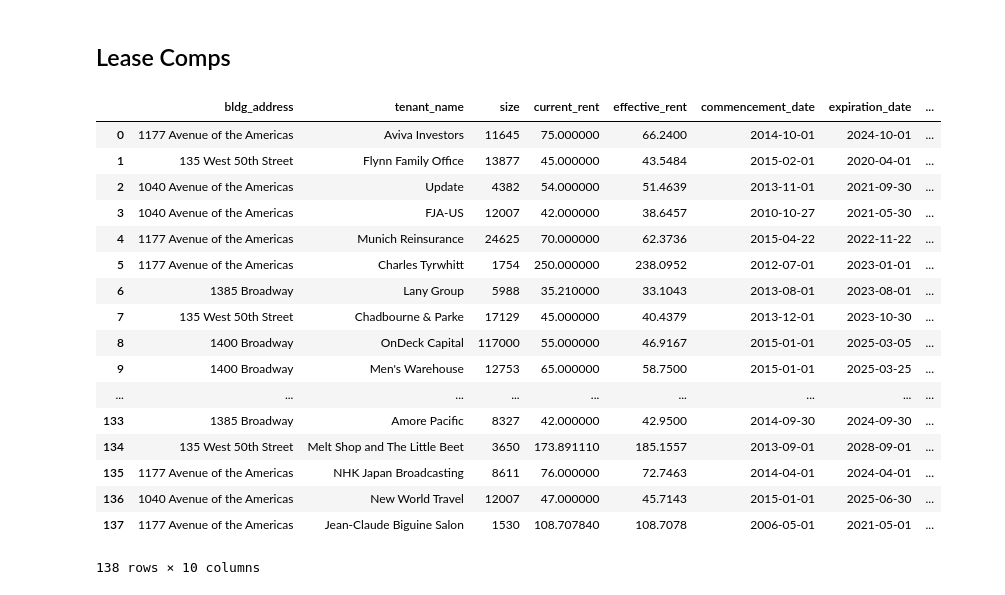
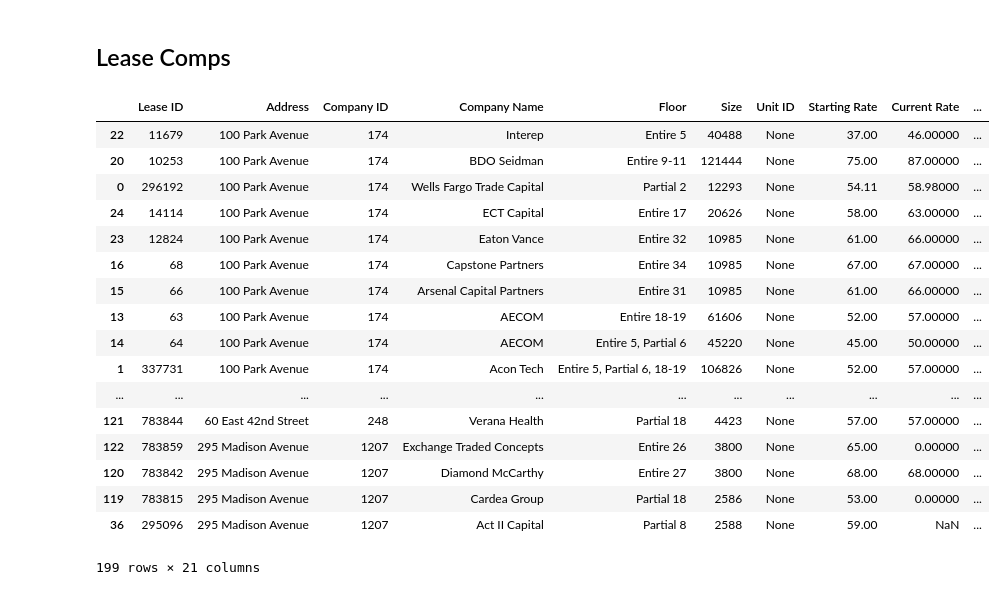
Before and after one commit to baya-network/consortium_analytics, a Jupyter notebook: NYC.ipynb, the cells around one changed output. Cells and saved outputs as stored; diff of their text form; code cells hidden in the pictures.

```diff
--- a/NYC.ipynb
+++ b/NYC.ipynb
@@ -62,6 +40,6 @@ bldg.get_current_leases()
 # %% [markdown]
 ## Comparable Buildings
 # %%
-surrounding_bldgs = bldg.get_surrounding_bldgs(0.5)[:5]
+surrounding_bldgs = bldg.get_surrounding_bldgs(0.1, 5)
 bldg.show_surrounding_locations(surrounding_bldgs)
 # %% [output]
@@ -73,25 +51,24 @@ bldg.show_surrounding_locations(surrounding_bldgs)
 [interactive output not drawn]
 # %% [markdown]
 ## Lease Comps
-# %%
-mkt = Market(surrounding_bldgs)
-mkt.get_current_leases().iloc[:, 1:]
-# %% [output]
-|  | bldg_address | tenant_name | size | current_rent | effective_rent | commencement_date | expiration_date | ... |
-| 0 | 1177 Avenue of the Americas | Aviva Investors | 11645 | 75.000000 | 66.2400 | 2014-10-01 | 2024-10-01 | ... |
-| 1 | 135 West 50th Street | Flynn Family Office | 13877 | 45.000000 | 43.5484 | 2015-02-01 | 2020-04-01 | ... |
-| 2 | 1040 Avenue of the Americas | Update | 4382 | 54.000000 | 51.4639 | 2013-11-01 | 2021-09-30 | ... |
-| 3 | 1040 Avenue of the Americas | FJA-US | 12007 | 42.000000 | 38.6457 | 2010-10-27 | 2021-05-30 | ... |
-| 4 | 1177 Avenue of the Americas | Munich Reinsurance | 24625 | 70.000000 | 62.3736 | 2015-04-22 | 2022-11-22 | ... |
-| 5 | 1177 Avenue of the Americas | Charles Tyrwhitt | 1754 | 250.000000 | 238.0952 | 2012-07-01 | 2023-01-01 | ... |
-| 6 | 1385 Broadway | Lany Group | 5988 | 35.210000 | 33.1043 | 2013-08-01 | 2023-08-01 | ... |
-| 7 | 135 West 50th Street | Chadbourne & Parke | 17129 | 45.000000 | 40.4379 | 2013-12-01 | 2023-10-30 | ... |
-| 8 | 1400 Broadway | OnDeck Capital | 117000 | 55.000000 | 46.9167 | 2015-01-01 | 2025-03-05 | ... |
-| 9 | 1400 Broadway | Men's Warehouse | 12753 | 65.000000 | 58.7500 | 2015-01-01 | 2025-03-25 | ... |
-| ... | ... | ... | ... | ... | ... | ... | ... | ... |
-| 133 | 1385 Broadway | Amore Pacific | 8327 | 42.000000 | 42.9500 | 2014-09-30 | 2024-09-30 | ... |
-| 134 | 135 West 50th Street | Melt Shop and The Little Beet | 3650 | 173.891110 | 185.1557 | 2013-09-01 | 2028-09-01 | ... |
-| 135 | 1177 Avenue of the Americas | NHK Japan Broadcasting | 8611 | 76.000000 | 72.7463 | 2014-04-01 | 2024-04-01 | ... |
-| 136 | 1040 Avenue of the Americas | New World Travel | 12007 | 47.000000 | 45.7143 | 2015-01-01 | 2025-06-30 | ... |
-| 137 | 1177 Avenue of the Americas | Jean-Claude Biguine Salon | 1530 | 108.707840 | 108.7078 | 2006-05-01 | 2021-05-01 | ... |
-138 rows × 10 columns
+# %%
+bldg.get_surrounding_current_leases(surrounding_bldgs)
+# %% [output]
+|  | Lease ID | Address | Company ID | Company Name | Floor | Size | Unit ID | Starting Rate | Current Rate | ... |
+| 22 | 11679 | 100 Park Avenue | 174 | Interep | Entire 5 | 40488 | None | 37.00 | 46.00000 | ... |
+| 20 | 10253 | 100 Park Avenue | 174 | BDO Seidman | Entire 9-11 | 121444 | None | 75.00 | 87.00000 | ... |
+| 0 | 296192 | 100 Park Avenue | 174 | Wells Fargo Trade Capital | Partial 2 | 12293 | None | 54.11 | 58.98000 | ... |
+| 24 | 14114 | 100 Park Avenue | 174 | ECT Capital | Entire 17 | 20626 | None | 58.00 | 63.00000 | ... |
+| 23 | 12824 | 100 Park Avenue | 174 | Eaton Vance | Entire 32 | 10985 | None | 61.00 | 66.00000 | ... |
+| 16 | 68 | 100 Park Avenue | 174 | Capstone Partners | Entire 34 | 10985 | None | 67.00 | 67.00000 | ... |
+| 15 | 66 | 100 Park Avenue | 174 | Arsenal Capital Partners | Entire 31 | 10985 | None | 61.00 | 66.00000 | ... |
+| 13 | 63 | 100 Park Avenue | 174 | AECOM | Entire 18-19 | 61606 | None | 52.00 | 57.00000 | ... |
+| 14 | 64 | 100 Park Avenue | 174 | AECOM | Entire 5, Partial 6 | 45220 | None | 45.00 | 50.00000 | ... |
+| 1 | 337731 | 100 Park Avenue | 174 | Acon Tech | Entire 5, Partial 6, 18-19 | 106826 | None | 52.00 | 57.00000 | ... |
+| ... | ... | ... | ... | ... | ... | ... | ... | ... | ... | ... |
+| 121 | 783844 | 60 East 42nd Street | 248 | Verana Health | Partial 18 | 4423 | None | 57.00 | 57.00000 | ... |
+| 122 | 783859 | 295 Madison Avenue | 1207 | Exchange Traded Concepts | Entire 26 | 3800 | None | 65.00 | 0.00000 | ... |
+| 120 | 783842 | 295 Madison Avenue | 1207 | Diamond McCarthy | Entire 27 | 3800 | None | 68.00 | 68.00000 | ... |
+| 119 | 783815 | 295 Madison Avenue | 1207 | Cardea Group | Partial 18 | 2586 | None | 53.00 | 0.00000 | ... |
+| 36 | 295096 | 295 Madison Avenue | 1207 | Act II Capital | Partial 8 | 2588 | None | 59.00 | NaN | ... |
+199 rows × 21 columns
```
Also changed, not shown: parts of 3 cells of this notebook, 2 other files.
